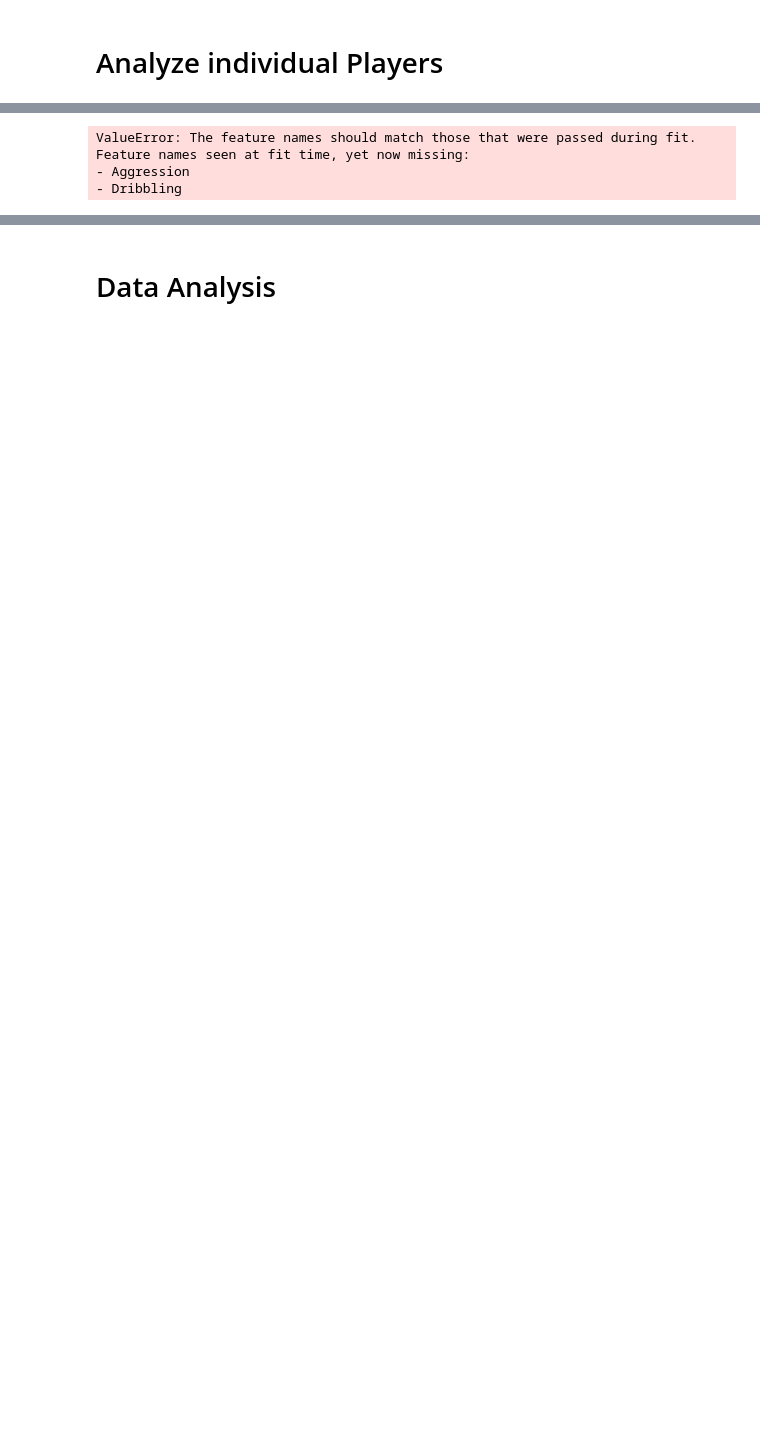
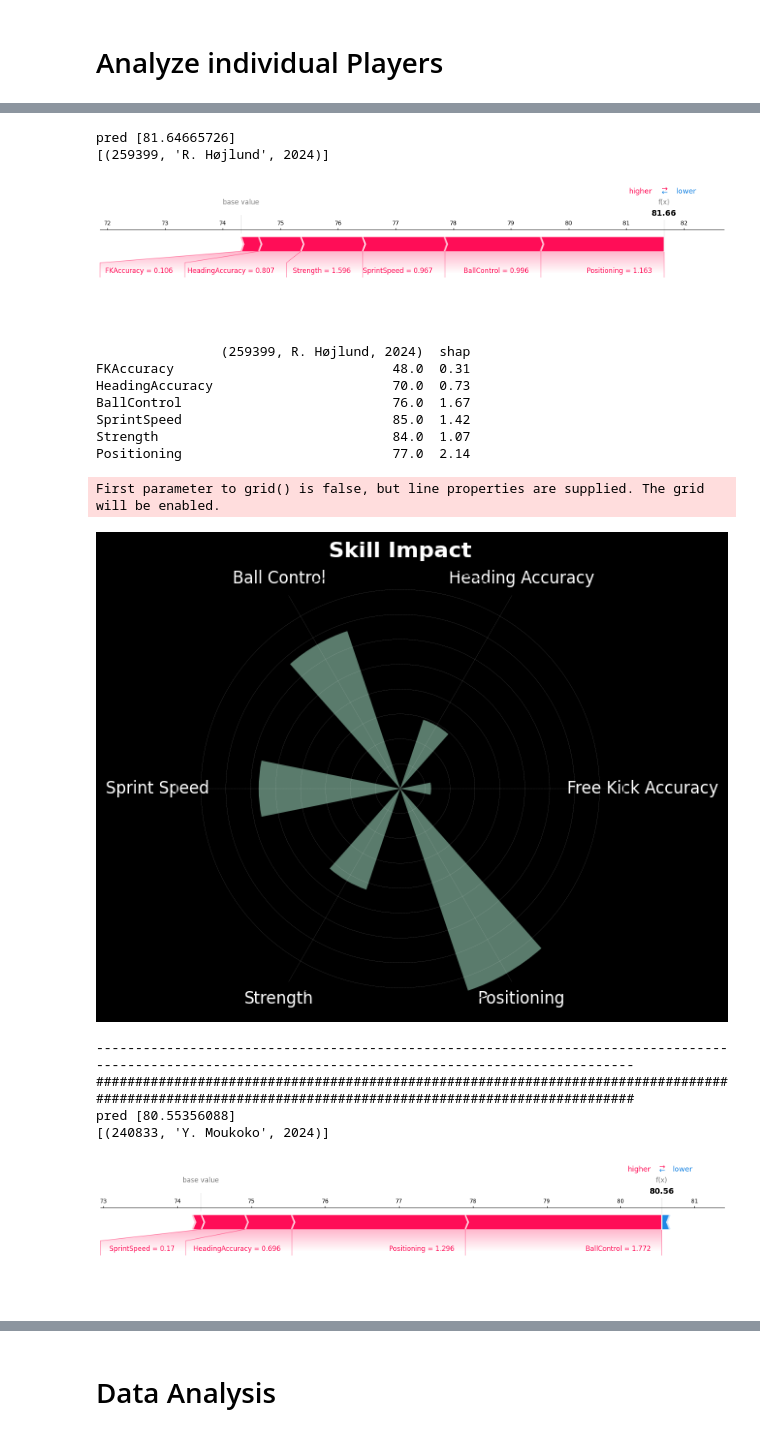
Before and after one commit to robb1302/statsfaction, a Jupyter notebook: scripts/sport_analytics/use_cases/potential_predictor_offense_regression.ipynb, the cells around one changed output, grey strips where cells are left out. Drawn from its saved outputs; the diff is of its cells as text; code cells hidden in the pictures; blank space fills up the shorter version.

Commit message:
fixe download errors

```diff
--- a/scripts/sport_analytics/use_cases/potential_predictor_offense_regression.ipynb
+++ b/scripts/sport_analytics/use_cases/potential_predictor_offense_regression.ipynb
@@ -70,3 +89,11 @@ import pickle
 
 with open("./data/sport_analytics/model/offense_potential_forward.pkl", "rb") as file:
     loaded_object = pickle.load(file)
+
+chosen_object = loaded_object[ 'Huber Regression']
+model = chosen_object['Model']
+scaler = chosen_object['Scaler']
+attributes = chosen_object['attributes']
+explainer = chosen_object['explainer']
+print(chosen_object['Classification Report'])
+# print(chosen_object['AUC'])
@@ -111,15 +111,28 @@ df_prospect.head()
 # %%
 from config import plot_feature_mapping
 
-for ID in [240833,251852,256658]:
-    player = analyze_individual_ID(ID = ID	,df_raw=df_prospect,attributes=attributes,model = model,scaler=scaler)
+for ID in [259399,240833,251852,256658,256790]:
+    player = analyze_individual_ID(ID = ID	,df_raw=df_prospect,attributes=attributes,model = model,scaler=scaler,explainer= explainer)
     player.rename(index=plot_feature_mapping, inplace=True)
     create_polar_plot(player['shap'], positive_color= "#5a7b6c", negative_color='#e34234')
 
     print("-"*150)
     print("#"*150)
 # %% [output]
-ValueError: The feature names should match those that were passed during fit.
-Feature names seen at fit time, yet now missing:
-- Aggression
-- Dribbling
+pred [81.64665726]
+[(259399, 'R. Højlund', 2024)]
+[figure, added]
+                (259399, R. Højlund, 2024)  shap
+FKAccuracy                            48.0  0.31
+HeadingAccuracy                       70.0  0.73
+BallControl                           76.0  1.67
+SprintSpeed                           85.0  1.42
+Strength                              84.0  1.07
+Positioning                           77.0  2.14
+First parameter to grid() is false, but line properties are supplied. The grid will be enabled.
+[figure, added]
+------------------------------------------------------------------------------------------------------------------------------------------------------
+######################################################################################################################################################
+pred [80.55356088]
+[(240833, 'Y. Moukoko', 2024)]
+[figure, added]
```
Also changed, not shown: parts of 17 cells of this notebook, 8 other files.
